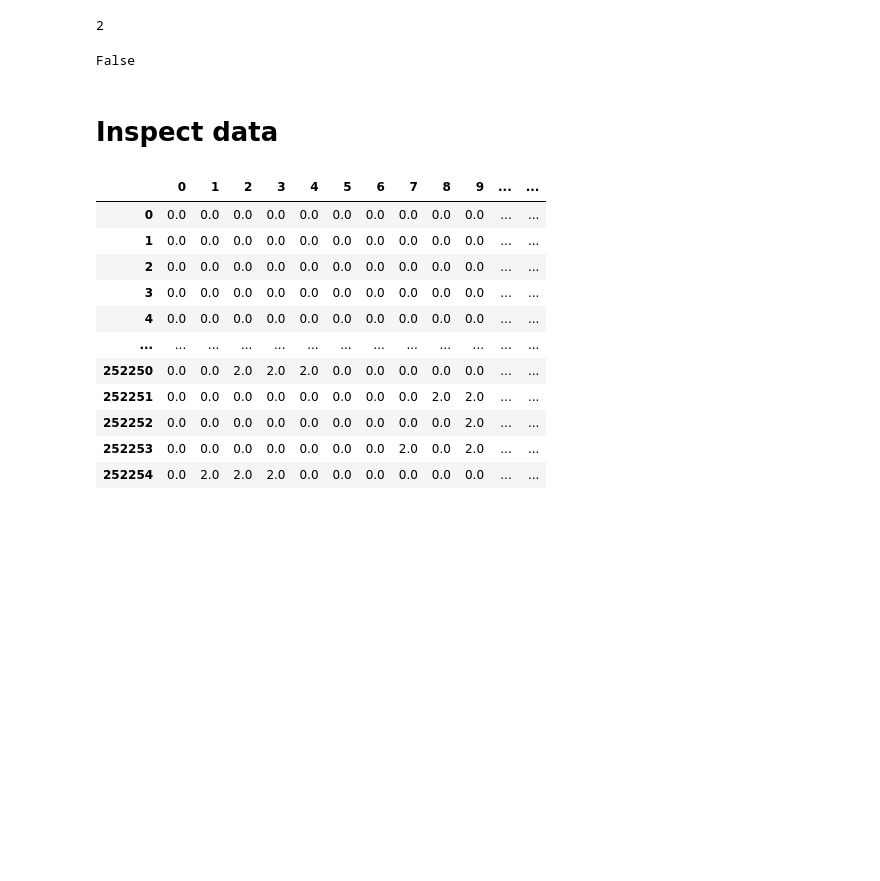
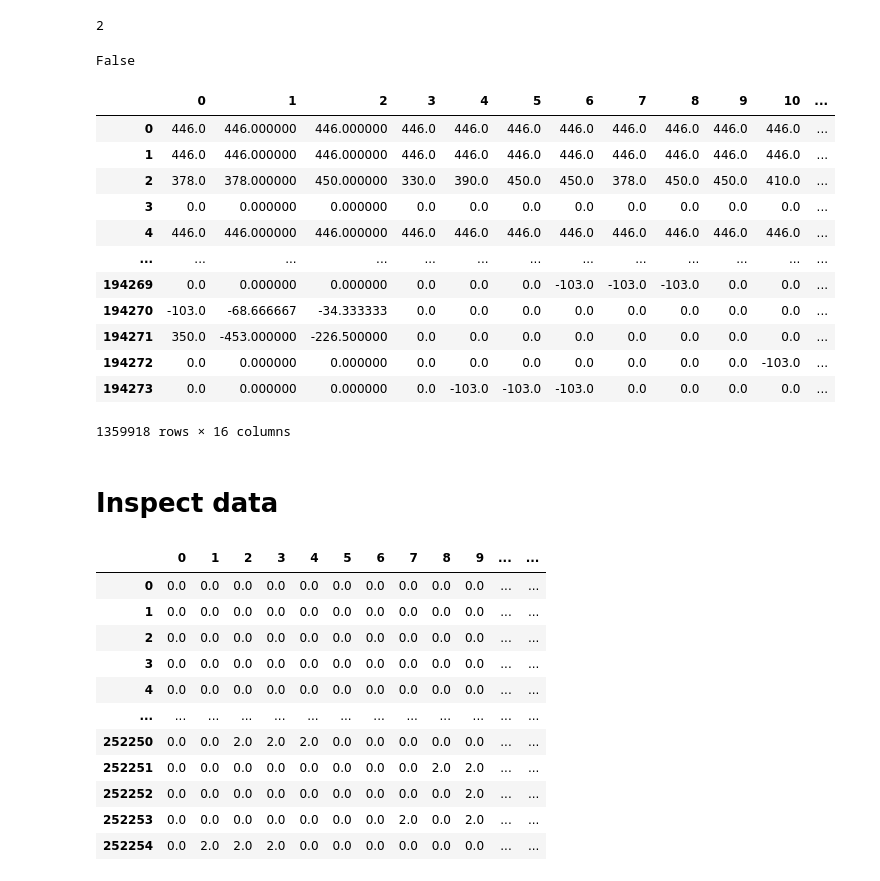
Before and after one commit to MillenniumForce/DATA3001, a Jupyter notebook: deep_learning/Feature_Engineering.ipynb, the cells around one changed output. Saved outputs shown, nothing was run; the diff lists cells and outputs as text; code cells hidden in the pictures; blank space fills up the shorter version.

```diff
--- a/deep_learning/Feature_Engineering.ipynb
+++ b/deep_learning/Feature_Engineering.ipynb
@@ -275,7 +271,7 @@ cpu_count()
 from functools import partial
 from tqdm.contrib.concurrent import process_map
 
-flow_datasets = process_map(partial(construct_flow_dataframe, train_df),
+flow_datasets = process_map(partial(construct_flow_dataframe, val_df),
                             cols,
                             max_workers=2,
                             chunksize=5)
@@ -287,6 +283,22 @@ fld.to_parquet("/content/drive/MyDrive/DATA3001/60_min_bytes_per_packet_feats_di
 fld.isna().sum().any()
 # %% [output]
 False
+# %%
+fld
+# %% [output]
+|  | 0 | 1 | 2 | 3 | 4 | 5 | 6 | 7 | 8 | 9 | 10 | ... |
+| 0 | 446.0 | 446.000000 | 446.000000 | 446.0 | 446.0 | 446.0 | 446.0 | 446.0 | 446.0 | 446.0 | 446.0 | ... |
+| 1 | 446.0 | 446.000000 | 446.000000 | 446.0 | 446.0 | 446.0 | 446.0 | 446.0 | 446.0 | 446.0 | 446.0 | ... |
+| 2 | 378.0 | 378.000000 | 450.000000 | 330.0 | 390.0 | 450.0 | 450.0 | 378.0 | 450.0 | 450.0 | 410.0 | ... |
+| 3 | 0.0 | 0.000000 | 0.000000 | 0.0 | 0.0 | 0.0 | 0.0 | 0.0 | 0.0 | 0.0 | 0.0 | ... |
+| 4 | 446.0 | 446.000000 | 446.000000 | 446.0 | 446.0 | 446.0 | 446.0 | 446.0 | 446.0 | 446.0 | 446.0 | ... |
+| ... | ... | ... | ... | ... | ... | ... | ... | ... | ... | ... | ... | ... |
+| 194269 | 0.0 | 0.000000 | 0.000000 | 0.0 | 0.0 | 0.0 | -103.0 | -103.0 | -103.0 | 0.0 | 0.0 | ... |
+| 194270 | -103.0 | -68.666667 | -34.333333 | 0.0 | 0.0 | 0.0 | 0.0 | 0.0 | 0.0 | 0.0 | 0.0 | ... |
+| 194271 | 350.0 | -453.000000 | -226.500000 | 0.0 | 0.0 | 0.0 | 0.0 | 0.0 | 0.0 | 0.0 | 0.0 | ... |
+| 194272 | 0.0 | 0.000000 | 0.000000 | 0.0 | 0.0 | 0.0 | 0.0 | 0.0 | 0.0 | 0.0 | -103.0 | ... |
+| 194273 | 0.0 | 0.000000 | 0.000000 | 0.0 | -103.0 | -103.0 | -103.0 | 0.0 | 0.0 | 0.0 | 0.0 | ... |
+1359918 rows × 16 columns
 # %% [markdown]
 # Inspect data
 # %%
```
Also changed, not shown: parts of 9 cells of this notebook.
